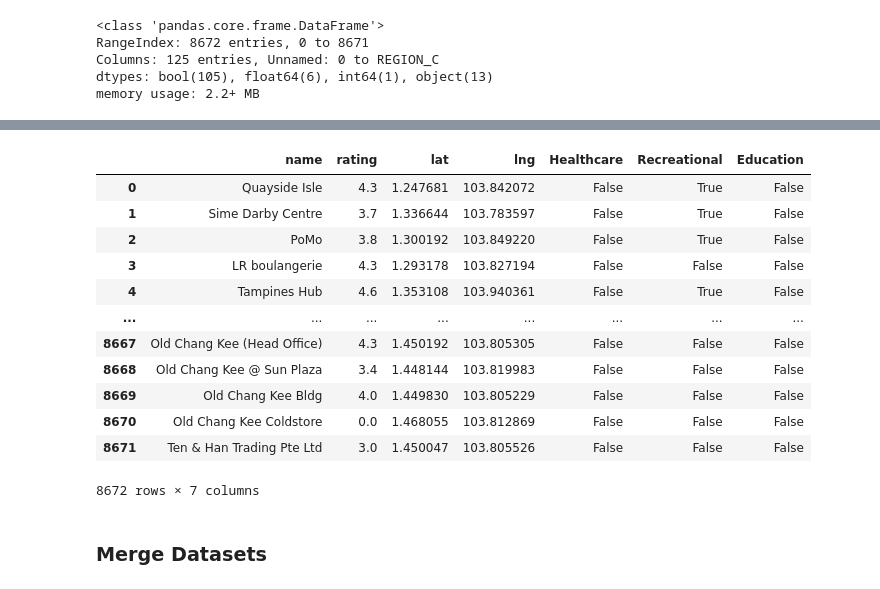
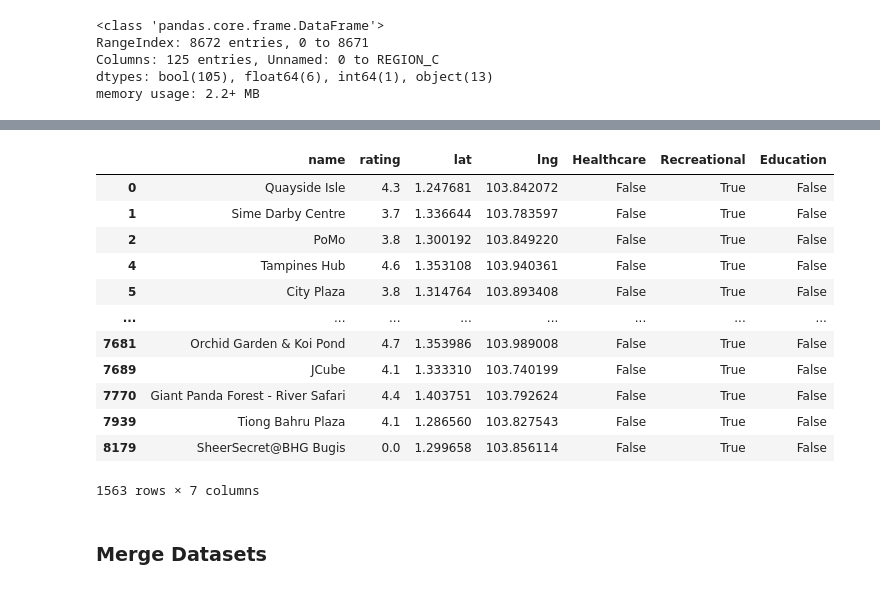
Before and after one commit to kkinmunn/is4303_hdbresale, a Jupyter notebook: eda/datablending.ipynb, the cells around one changed output, grey strips where cells are left out. Drawn from its saved outputs; the diff is of its cells as text; code cells hidden in the pictures.

Commit message:
small correction to datablending - fixed dropping of rows in intermediate poi list

```diff
--- a/eda/datablending.ipynb
+++ b/eda/datablending.ipynb
@@ -359,35 +359,36 @@ REGION_C
 # %%
 # Retain POI types related to health, recreational areas and schools
 columns_to_keep = ['name', 'rating', 'lat', 'lng', 'hospital', 'doctor', 'dentist', 'park', 'shopping_mall', 'amusement_park', 'zoo', 'library',
                    'school', 'primary_school', 'secondary_school', 'university']
 
 data_poi_filtered = data_poi_raw[columns_to_keep]
 
-# Drop rows where all selected POI types are False
-data_poi_filtered = data_poi_filtered[data_poi_filtered.iloc[:, 3:].any(axis=1)]
-
 # Create new columns for POI archetypes
 data_poi_filtered['Healthcare'] = data_poi_filtered[['hospital', 'doctor', 'dentist']].any(axis=1)
 data_poi_filtered['Recreational'] = data_poi_filtered[['park', 'shopping_mall', 'amusement_park', 'zoo', 'library']].any(axis=1)
 data_poi_filtered['Education'] = data_poi_filtered[['school', 'primary_school', 'secondary_school', 'university']].any(axis=1)
 
+# Drop rows where all selected POI types are False
+# i.e. Dropping POIs that do not belong the Healthcare, Recreation or Education
+data_poi_filtered = data_poi_filtered[data_poi_filtered.iloc[:, 4:].any(axis=1)]
+
 data_poi_filtered = data_poi_filtered[['name', 'rating', 'lat', 'lng', 'Healthcare', 'Recreational', 'Education']]
 
 data_poi_filtered
 # %% [output]
 |  | name | rating | lat | lng | Healthcare | Recreational | Education |
 | 0 | Quayside Isle | 4.3 | 1.247681 | 103.842072 | False | True | False |
 | 1 | Sime Darby Centre | 3.7 | 1.336644 | 103.783597 | False | True | False |
 | 2 | PoMo | 3.8 | 1.300192 | 103.849220 | False | True | False |
-| 3 | LR boulangerie | 4.3 | 1.293178 | 103.827194 | False | False | False |
 | 4 | Tampines Hub | 4.6 | 1.353108 | 103.940361 | False | True | False |
+| 5 | City Plaza | 3.8 | 1.314764 | 103.893408 | False | True | False |
 | ... | ... | ... | ... | ... | ... | ... | ... |
-| 8667 | Old Chang Kee (Head Office) | 4.3 | 1.450192 | 103.805305 | False | False | False |
-| 8668 | Old Chang Kee @ Sun Plaza | 3.4 | 1.448144 | 103.819983 | False | False | False |
-| 8669 | Old Chang Kee Bldg | 4.0 | 1.449830 | 103.805229 | False | False | False |
-| 8670 | Old Chang Kee Coldstore | 0.0 | 1.468055 | 103.812869 | False | False | False |
-| 8671 | Ten & Han Trading Pte Ltd | 3.0 | 1.450047 | 103.805526 | False | False | False |
+| 7681 | Orchid Garden & Koi Pond | 4.7 | 1.353986 | 103.989008 | False | True | False |
+| 7689 | JCube | 4.1 | 1.333310 | 103.740199 | False | True | False |
+| 7770 | Giant Panda Forest - River Safari | 4.4 | 1.403751 | 103.792624 | False | True | False |
+| 7939 | Tiong Bahru Plaza | 4.1 | 1.286560 | 103.827543 | False | True | False |
+| 8179 | SheerSecret@BHG Bugis | 0.0 | 1.299658 | 103.856114 | False | True | False |
-8672 rows × 7 columns
+1563 rows × 7 columns
 # %% [markdown]
 ### Merge Datasets
 # %%
```
Also changed, not shown: parts of 1 cell of this notebook.
